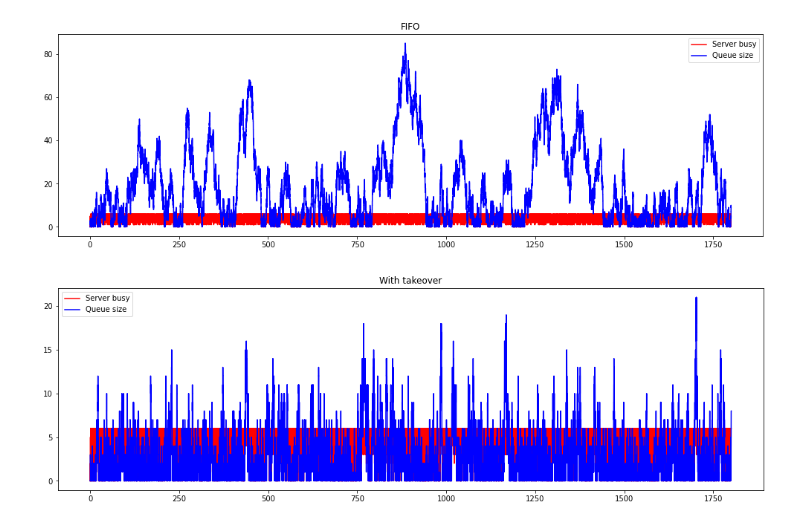
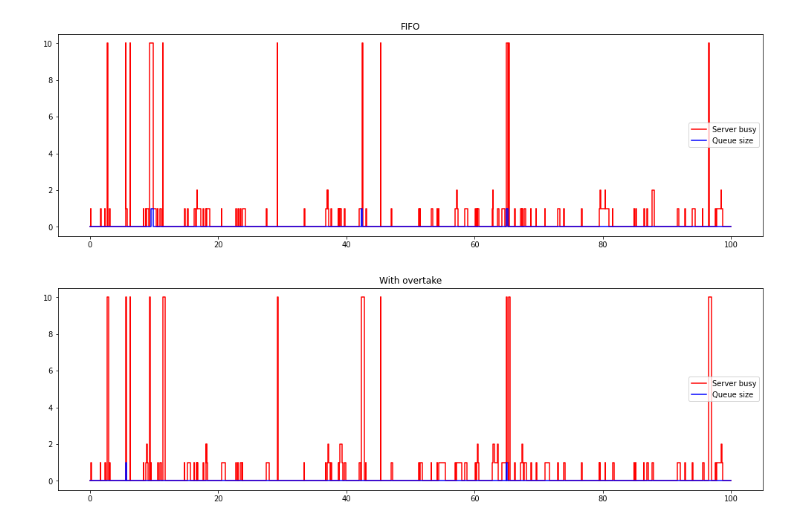
Before and after one commit to primetime49/krusty-krab, a Jupyter notebook: Multiserver.ipynb, the cells around one changed output. Drawn from its saved outputs; the diff is of its cells as text; code cells hidden in the pictures.

Commit message:
add graphs

```diff
--- a/Multiserver.ipynb
+++ b/Multiserver.ipynb
@@ -39,13 +39,25 @@ def busy_server_n(t,servers):
             #print(i)
         i+=1
     return len(servers)-n #reverse
+
+def get_job_size():
+    size = random.randint(1,10)
+    if size < 10:
+        return 1
+    return size
+
+def get_srv_rate(job_size):
+    if job_size == 1:
+        return 5
+    elif job_size == 10:
+        return 1
 # %%
-arr_rate = 10
-duration = 3600*5
-job_size = 5
+arr_rate = 1
+duration = 3600*10
+#job_size = 10
 
-server_n = 6
-srv_rate = 7.5
+server_n = 10
+#srv_rate = 5
 
 t = 0
 jobs_arr_t = []
@@ -53,6 +65,6 @@ while t <= duration:
     iat = np.random.exponential(1/arr_rate)
     t += iat
     #jobs_arr_t.append((t,random.choice([1,job_size])))
-    jobs_arr_t.append((t,random.randint(1,job_size)))
+    jobs_arr_t.append((t,get_job_size()))
 
 jobs_arr_t
@@ -178,6 +377,6 @@ servers
 # %%
 start_t = 0
-end_t = 1800
+end_t = 100
 
 server_load = comb_sl[0]
 queue_size = comb_qs[0]
@@ -221,36 +420,36 @@ tmp_queue = []
 init_sl = -1
 for j in server_load:
     if j[0] < start_t:
         init_sl += 1
         continue
     if j[0] > end_t:
         break
     tmp_server.append(j)
 if init_sl >= 0:
     tmp_server = [[start_t,server_load[init_sl][1]]] + tmp_server
 tmp_server.append([end_t,tmp_server[-1][1]])
 
 init_qs = -1
 for q in queue_size:
     if q[0] < start_t:
         init_qs += 1
         continue
     if q[0] > end_t:
         break
     tmp_queue.append(q)
 if init_qs >= 0:
     tmp_queue = [[start_t,queue_size[init_qs][1]]] + tmp_queue
 tmp_queue.append([end_t,tmp_queue[-1][1]])
 
 plt.figure(figsize=(17,5))
 plt.step([q[0] for q in tmp_server], [q[1] for q in tmp_server], 'r', where='post', label = 'Server busy')
 plt.step([q[0] for q in tmp_queue], [q[1] for q in tmp_queue], 'b', where='post', label = 'Queue size')
 plt.legend()
-plt.title('With takeover')
+plt.title('With overtake')
 plt.show()
 # %% [output]
-[figure, old version]
+[figure, new version]
-[figure, old version]
+[figure, new version]
 # %%
 waiting_times = comb_wt[0]
 response_times = comb_rt[0]
```
Also changed, not shown: parts of 12 cells of this notebook.
